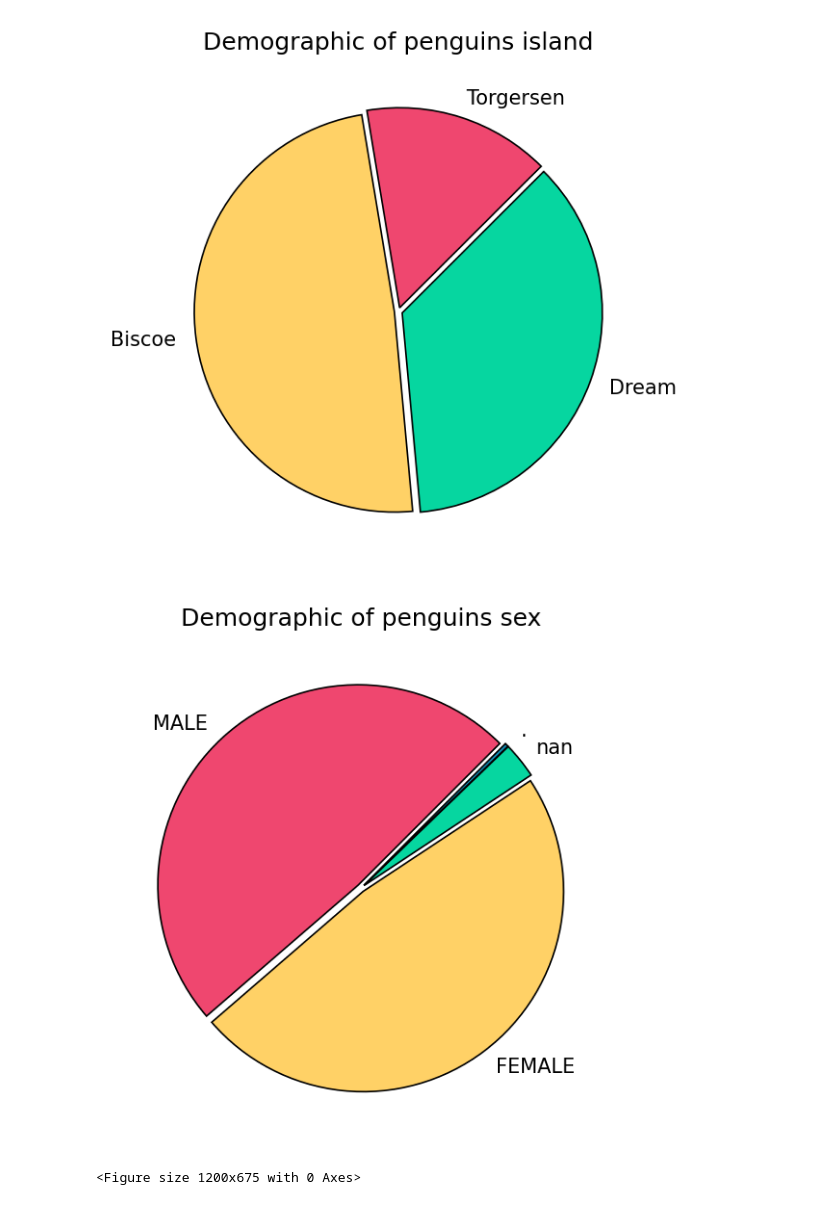
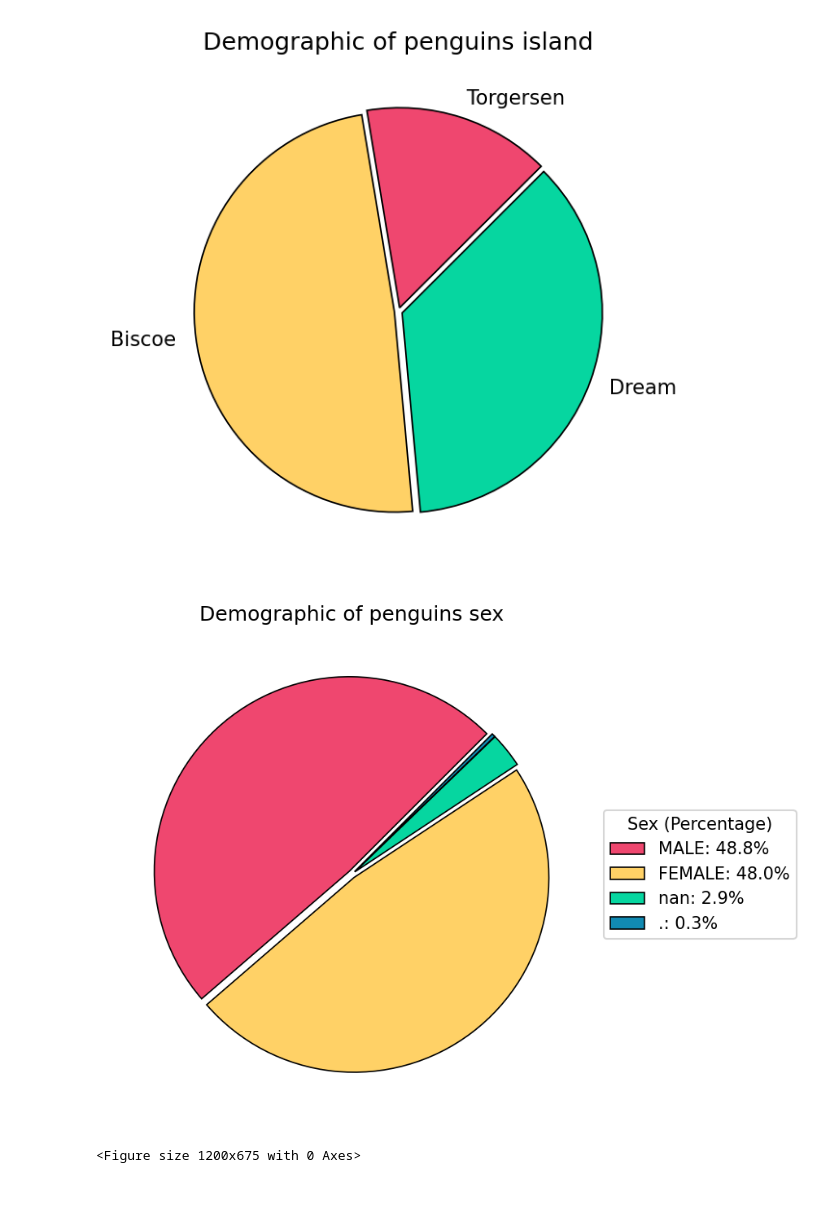
Before and after one commit to Leow14/Penguin-DF, a Jupyter notebook: notebook.ipynb, the cells around one changed output. Saved outputs shown, nothing was run; the diff lists cells and outputs as text; code cells hidden in the pictures.

Commit message:
Taking a virst look at the NaN values

```diff
--- a/notebook.ipynb
+++ b/notebook.ipynb
@@ -205,24 +210,37 @@ plt.show()
 # %%
 # Visualizing the data (categorical)
 plt.figure(figsize=(8, 4.5), dpi=150)
 
 sex_counter = Counter(df["sex"])
 labels = list(sex_counter.keys())
 values = list(sex_counter.values())
 
 explode = [0.02, 0.02, 0.02, 0.02]
 
-plt.pie(values,
-        labels=labels,
-        colors=palette[0:len(labels)],
-        startangle=45,
-        explode=explode,
-        wedgeprops={"edgecolor": "black", "linewidth": 0.8})
+total = sum(values)
+percentages = [f'{value/total*100:.1f}%' for value in values]
+
+legend_labels = [f'{label}: {pct}' for label, pct in zip(labels, percentages)]
+
+wedges, texts = plt.pie(values,
+                                labels=None,
+                                colors=palette[0:len(labels)],
+                                startangle=45,
+                                explode=explode,
+                                wedgeprops={"edgecolor": "black", "linewidth": 0.8})
+
+
+plt.legend(wedges, legend_labels,
+           title="Sex (Percentage)",
+           loc="center left",
+           bbox_to_anchor=(1, 0, 0.5, 1))
+
 
 plt.title("Demographic of penguins sex")
+plt.tight_layout()
 plt.show()
 # %% [output]
-[figure, old version]
+[figure, new version]
 # %%
 # Searching for numeric outliers:
 # culmen_length_mm	culmen_depth_mm	flipper_length_mm	body_mass_g
```
Also changed, not shown: parts of 10 cells of this notebook.
